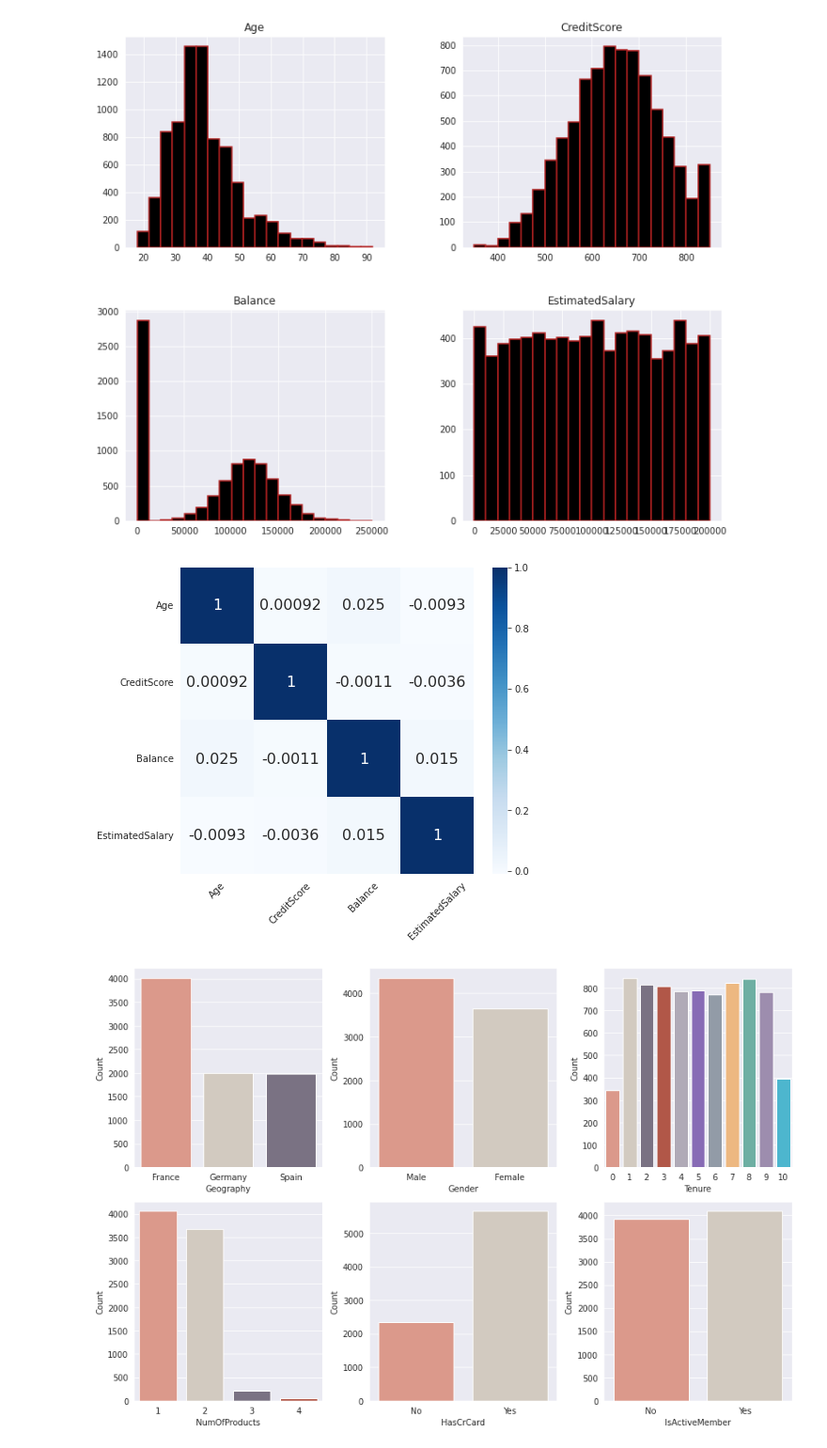
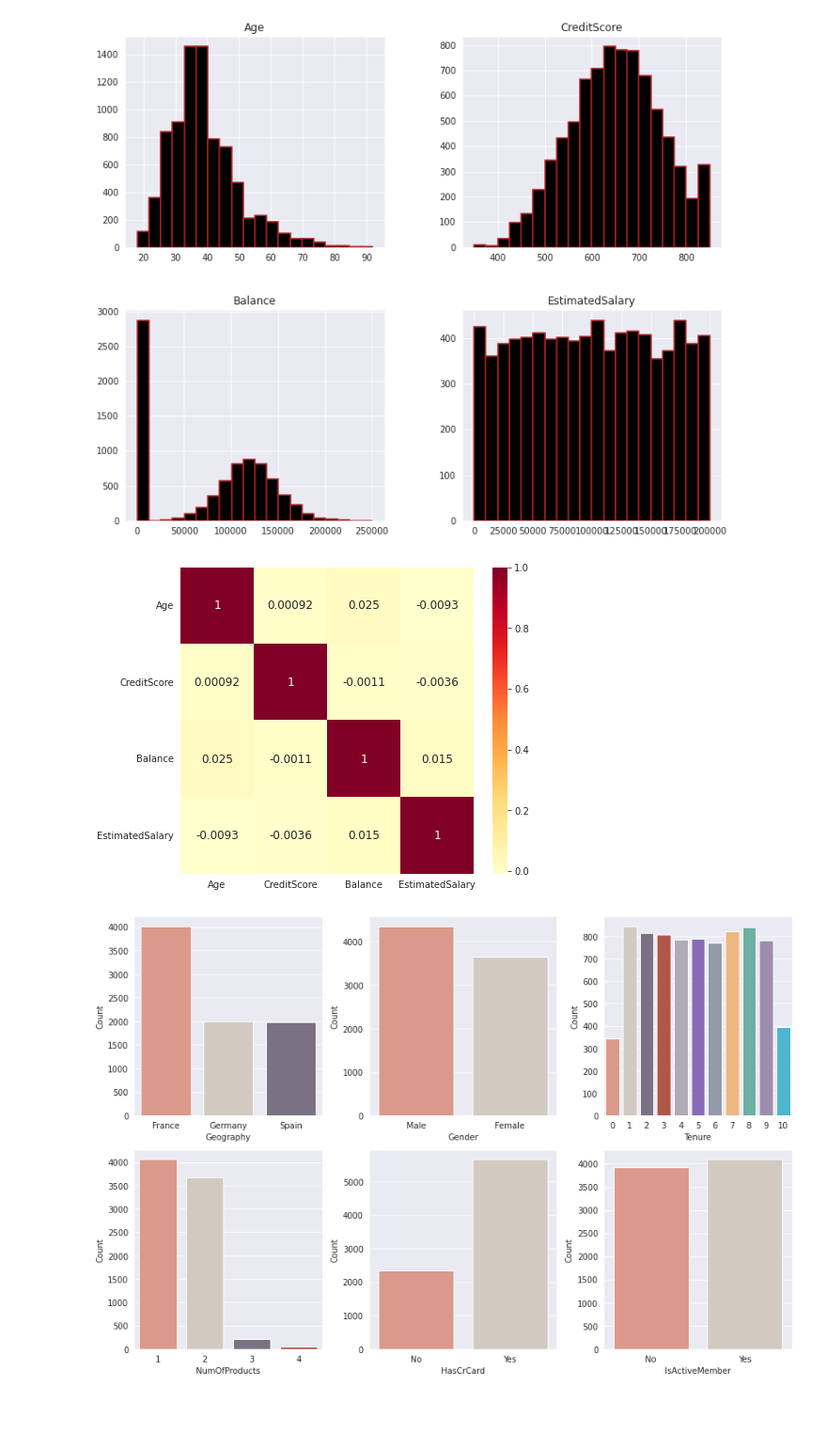
Before and after one commit to Data-Analytical-Thinking/Projeto_FMF, a Jupyter notebook: Cópia_de_Versão_original_bank_customer_churn_prediction.ipynb, the cells around one changed output. Shown at 94% size. Cells and saved outputs as stored; diff of their text form; code cells hidden in the pictures; blank space fills up the shorter version.

```diff
--- a/Cópia_de_Versão_original_bank_customer_churn_prediction.ipynb
+++ b/Cópia_de_Versão_original_bank_customer_churn_prediction.ipynb
@@ -751,16 +718,16 @@ train_df[continuous].hist(figsize=(12, 10),
 # %%
 fig, ax = plt.subplots(figsize=(7, 6))
 
 sns.heatmap(train_df[continuous].corr(),
             annot=True,
-            annot_kws={'fontsize': 16},
-            cmap='Blues',
+            annot_kws={'fontsize': 12},
+            cmap='YlOrRd',
             ax=ax)
 
-ax.tick_params(axis='x', rotation=45)
+ax.tick_params(axis='x', rotation= 0 )
 ax.tick_params(axis='y', rotation=360);
 # %% [output]
-[figure, old version]
+[figure, new version]
 # %%
 
 df_cat = train_df[categorical]
```
Also changed, not shown: parts of 5 cells of this notebook.
